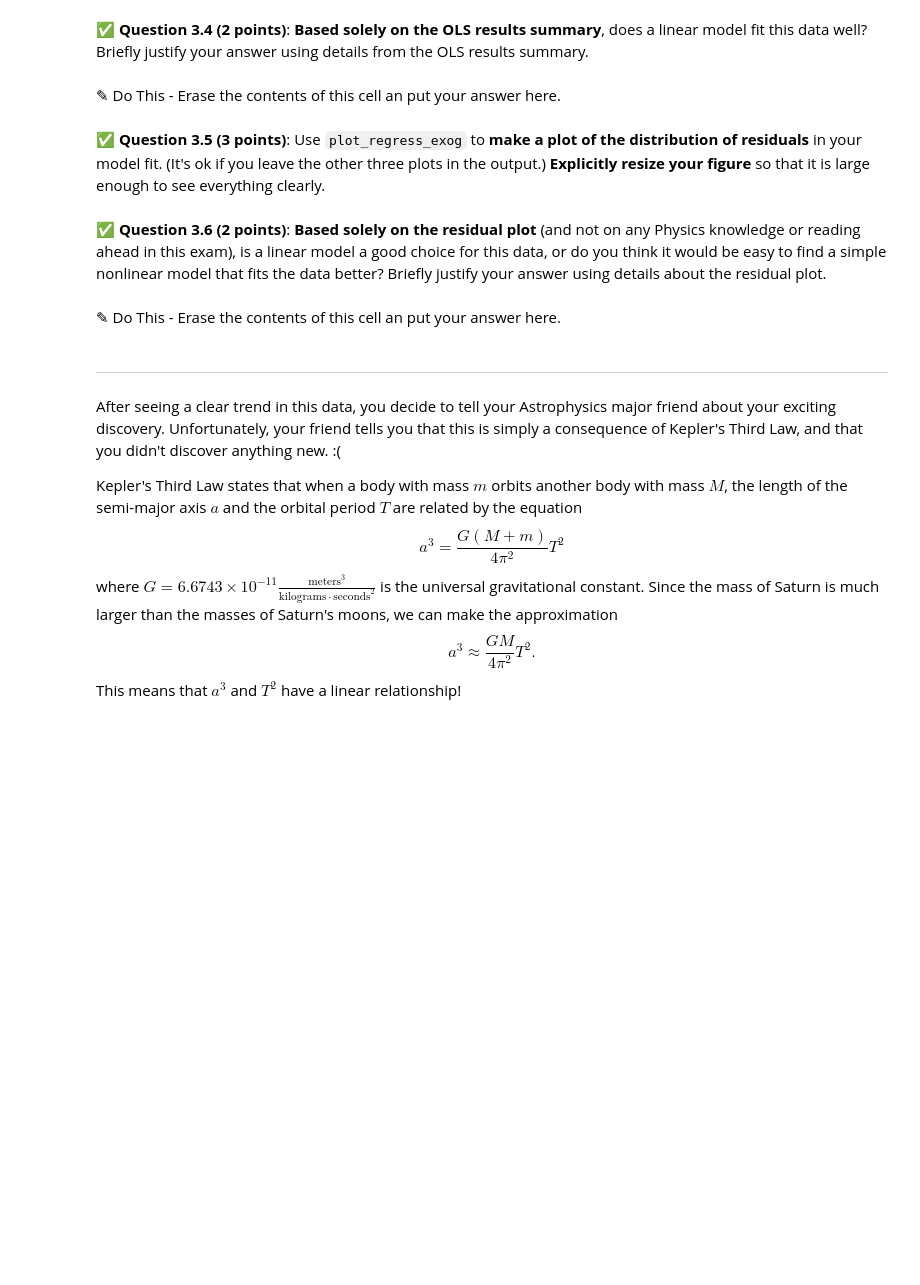
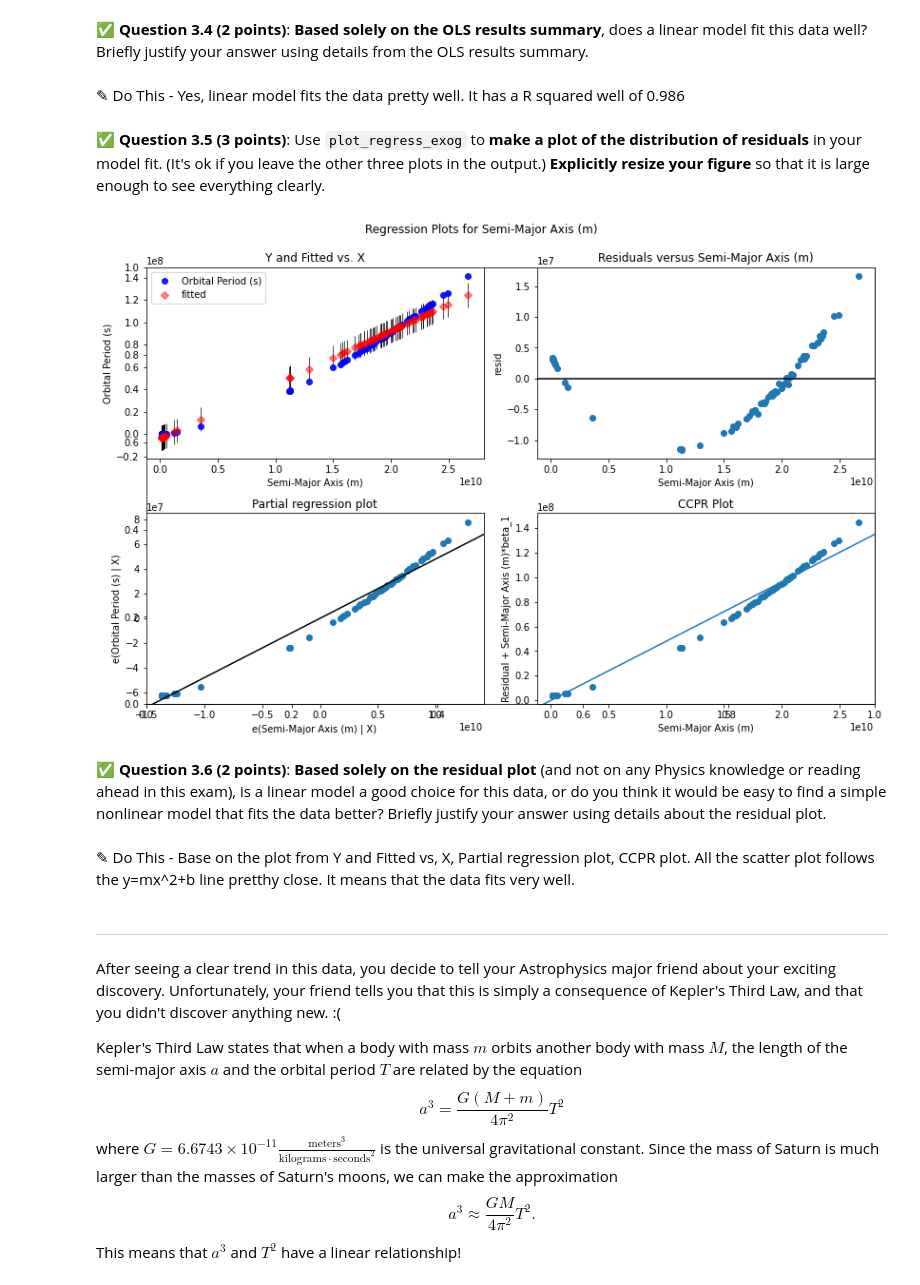
Before and after one commit to Unicore27/CMSE202_FS23_Turnin, a Jupyter notebook: Final/CMSE202-Final-Section002-Lucas Victor.ipynb, the cells around one changed output. Saved outputs shown, nothing was run; the diff lists cells and outputs as text; code cells hidden in the pictures; blank space fills up the shorter version.

```diff
--- a/Final/CMSE202-Final-Section002-Lucas Victor.ipynb
+++ b/Final/CMSE202-Final-Section002-Lucas Victor.ipynb
@@ -158,0 +295,18 @@ In the data table you just read in, you should see a table where each row corres
+# %%
+### Put your code for Question 3.3 here
+import pandas as pd
+import statsmodels.api as sm
+
+df['const'] = 1
+
+# Independent variable (X) - Semi-Major Axis (m)
+X = df[['const', 'Semi-Major Axis (m)']]
+
+# Dependent variable (y) - Orbital Period (s)
+y = df['Orbital Period (s)']
+
+# Fit the OLS model
+model = sm.OLS(y, X).fit()
+
+# Display the results summary
+print(model.summary())
@@ -159,6 +331,6 @@ In the data table you just read in, you should see a table where each row corres
 # %% [markdown]
 &#9989; **Question 3.4 (2 points)**: **Based solely on the OLS results summary**, does a linear model fit this data well? Briefly justify your answer using details from the OLS results summary.
 # %% [markdown]
-<font size=+3>&#9998;</font> Do This - Erase the contents of this cell an put your answer here.
+<font size=+3>&#9998;</font> Do This - Yes, linear model fits the data pretty well. It has a R squared well of 0.986
 # %% [markdown]
 &#9989; **Question 3.5 (3 points)**: Use `plot_regress_exog` to **make a plot of the distribution of residuals** in your model fit. (It's ok if you leave the other three plots in the output.) **Explicitly resize your figure** so that it is large enough to see everything clearly.
@@ -167,7 +337,18 @@ In the data table you just read in, you should see a table where each row corres
+# %%
+### Put your code for Question 3.5 here
+fig, ax = plt.subplots(figsize=(12, 8))
+
+# Plot regression results, including residuals distribution
+sm.graphics.plot_regress_exog(model, 'Semi-Major Axis (m)', fig=fig)
+
+# Show the plot
+plt.show()
+# %% [output]
+[figure, added]
 # %% [markdown]
 &#9989; **Question 3.6 (2 points)**: **Based solely on the residual plot** (and not on any Physics knowledge or reading ahead in this exam), is a linear model a good choice for this data, or do you think it would be easy to find a simple nonlinear model that fits the data better? Briefly justify your answer using details about the residual plot.
-# %% [markdown]
-<font size=+3>&#9998;</font> Do This - Erase the contents of this cell an put your answer here.
+# %% [markdown]
+<font size=+3>&#9998;</font> Do This - Base on the plot from Y and Fitted vs, X, Partial regression plot, CCPR plot. All the scatter plot follows the y=mx^2+b line pretthy close. It means that the data fits very well.
 # %% [markdown]
 ---
 
```
Also changed, not shown: parts of 40 cells of this notebook, 2 other files.
